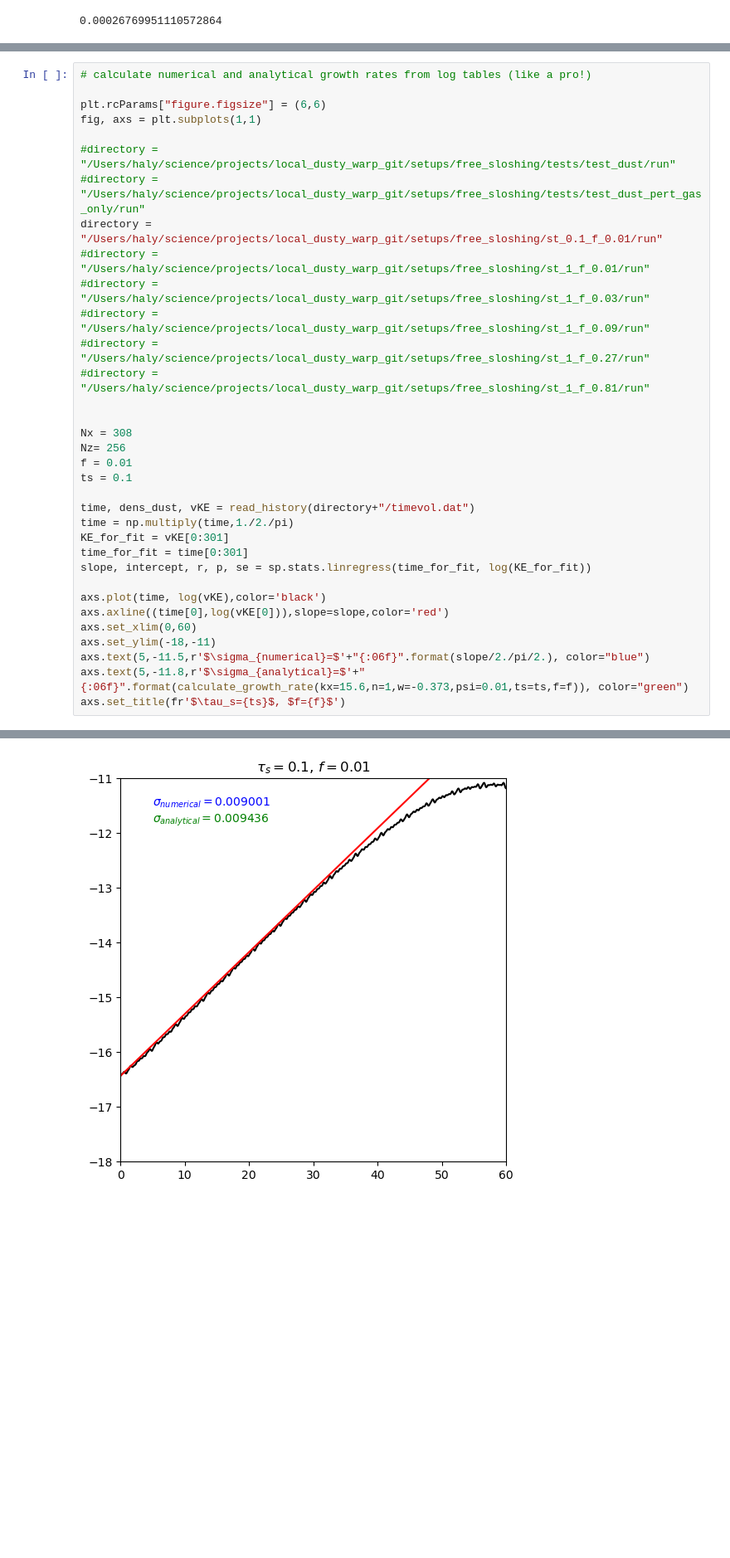
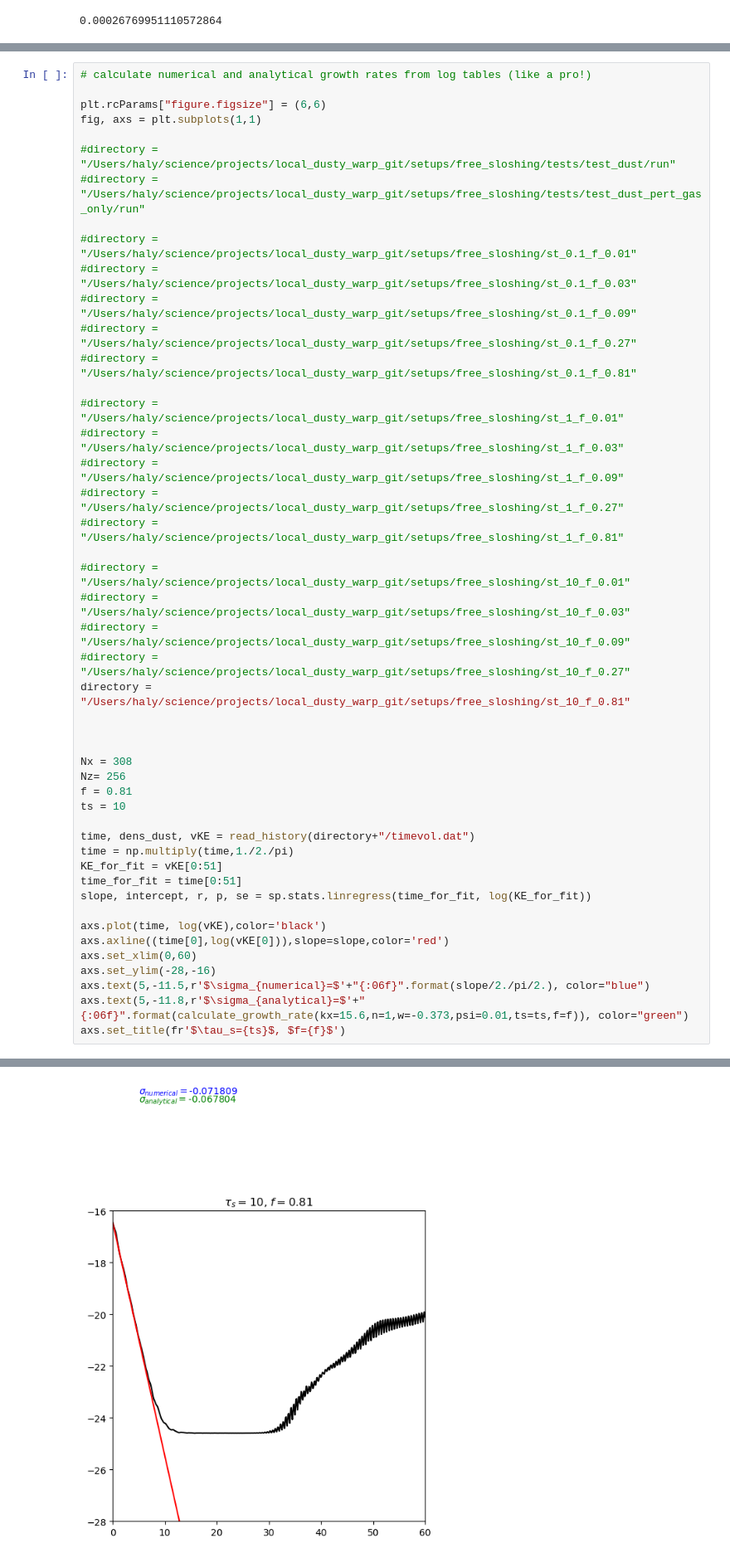
Before and after one commit to Hossam-Aly/local_dusty_warps, a Jupyter notebook: scripts/free_sloshing.ipynb, the cells around one changed output, grey strips where cells are left out. Shown at 83% size. Drawn from its saved outputs; the diff is of its cells as text; blank space fills up the shorter version.

```diff
--- a/scripts/free_sloshing.ipynb
+++ b/scripts/free_sloshing.ipynb
@@ -204,29 +224,42 @@ fig, axs = plt.subplots(1,1)
 
 #directory = "/Users/haly/science/projects/local_dusty_warp_git/setups/free_sloshing/tests/test_dust/run"
 #directory = "/Users/haly/science/projects/local_dusty_warp_git/setups/free_sloshing/tests/test_dust_pert_gas_only/run"
-directory = "/Users/haly/science/projects/local_dusty_warp_git/setups/free_sloshing/st_0.1_f_0.01/run"
-#directory = "/Users/haly/science/projects/local_dusty_warp_git/setups/free_sloshing/st_1_f_0.01/run"
-#directory = "/Users/haly/science/projects/local_dusty_warp_git/setups/free_sloshing/st_1_f_0.03/run"
-#directory = "/Users/haly/science/projects/local_dusty_warp_git/setups/free_sloshing/st_1_f_0.09/run"
-#directory = "/Users/haly/science/projects/local_dusty_warp_git/setups/free_sloshing/st_1_f_0.27/run"
-#directory = "/Users/haly/science/projects/local_dusty_warp_git/setups/free_sloshing/st_1_f_0.81/run"
+
+#directory = "/Users/haly/science/projects/local_dusty_warp_git/setups/free_sloshing/st_0.1_f_0.01"
+#directory = "/Users/haly/science/projects/local_dusty_warp_git/setups/free_sloshing/st_0.1_f_0.03"
+#directory = "/Users/haly/science/projects/local_dusty_warp_git/setups/free_sloshing/st_0.1_f_0.09"
+#directory = "/Users/haly/science/projects/local_dusty_warp_git/setups/free_sloshing/st_0.1_f_0.27"
+#directory = "/Users/haly/science/projects/local_dusty_warp_git/setups/free_sloshing/st_0.1_f_0.81"
+
+#directory = "/Users/haly/science/projects/local_dusty_warp_git/setups/free_sloshing/st_1_f_0.01"
+#directory = "/Users/haly/science/projects/local_dusty_warp_git/setups/free_sloshing/st_1_f_0.03"
+#directory = "/Users/haly/science/projects/local_dusty_warp_git/setups/free_sloshing/st_1_f_0.09"
+#directory = "/Users/haly/science/projects/local_dusty_warp_git/setups/free_sloshing/st_1_f_0.27"
+#directory = "/Users/haly/science/projects/local_dusty_warp_git/setups/free_sloshing/st_1_f_0.81"
+
+#directory = "/Users/haly/science/projects/local_dusty_warp_git/setups/free_sloshing/st_10_f_0.01"
+#directory = "/Users/haly/science/projects/local_dusty_warp_git/setups/free_sloshing/st_10_f_0.03"
+#directory = "/Users/haly/science/projects/local_dusty_warp_git/setups/free_sloshing/st_10_f_0.09"
+#directory = "/Users/haly/science/projects/local_dusty_warp_git/setups/free_sloshing/st_10_f_0.27"
+directory = "/Users/haly/science/projects/local_dusty_warp_git/setups/free_sloshing/st_10_f_0.81"
+
 
 
 Nx = 308
 Nz= 256
-f = 0.01
-ts = 0.1
+f = 0.81
+ts = 10
 
 time, dens_dust, vKE = read_history(directory+"/timevol.dat")
 time = np.multiply(time,1./2./pi)
-KE_for_fit = vKE[0:301]
-time_for_fit = time[0:301]
+KE_for_fit = vKE[0:51]
+time_for_fit = time[0:51]
 slope, intercept, r, p, se = sp.stats.linregress(time_for_fit, log(KE_for_fit))
 
 axs.plot(time, log(vKE),color='black')
 axs.axline((time[0],log(vKE[0])),slope=slope,color='red')
 axs.set_xlim(0,60)
-axs.set_ylim(-18,-11)
+axs.set_ylim(-28,-16)
 axs.text(5,-11.5,r'$\sigma_{numerical}=$'+"{:06f}".format(slope/2./pi/2.), color="blue")
 axs.text(5,-11.8,r'$\sigma_{analytical}=$'+"{:06f}".format(calculate_growth_rate(kx=15.6,n=1,w=-0.373,psi=0.01,ts=ts,f=f)), color="green")
 axs.set_title(fr'$\tau_s={ts}$, $f={f}$')
@@ -235,4 +268,4 @@ Text(0.5, 1.0, '$\\tau_s=0.1$, $f=0.01$')
-[figure, old version]
+[figure, new version]
 # %%
 # Produce growth rate tables for a grid of simulations
 directory = "/Users/haly/science/projects/local_dusty_warp_git/setups/free_sloshing"
```
Also changed, not shown: parts of 7 cells of this notebook, 45 other files.
